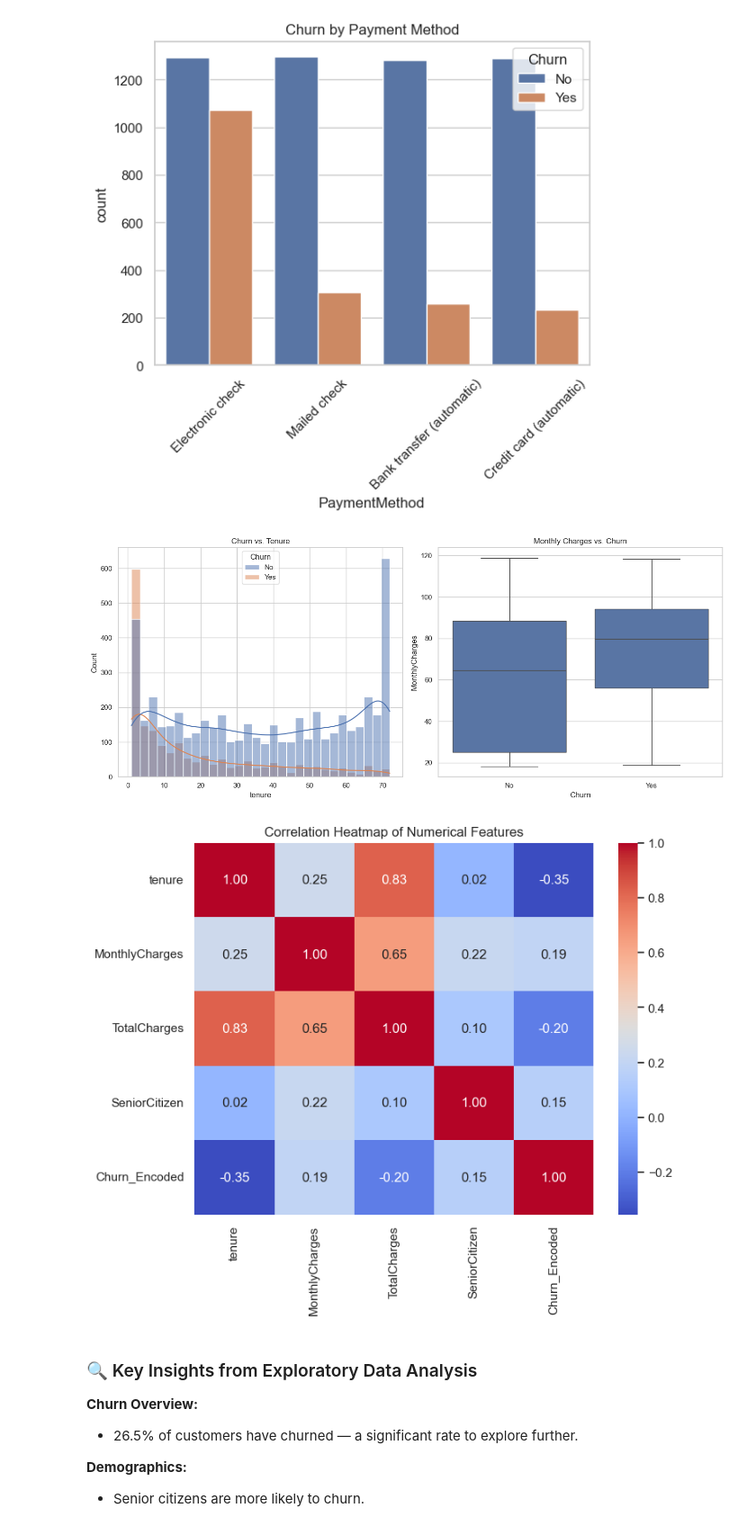
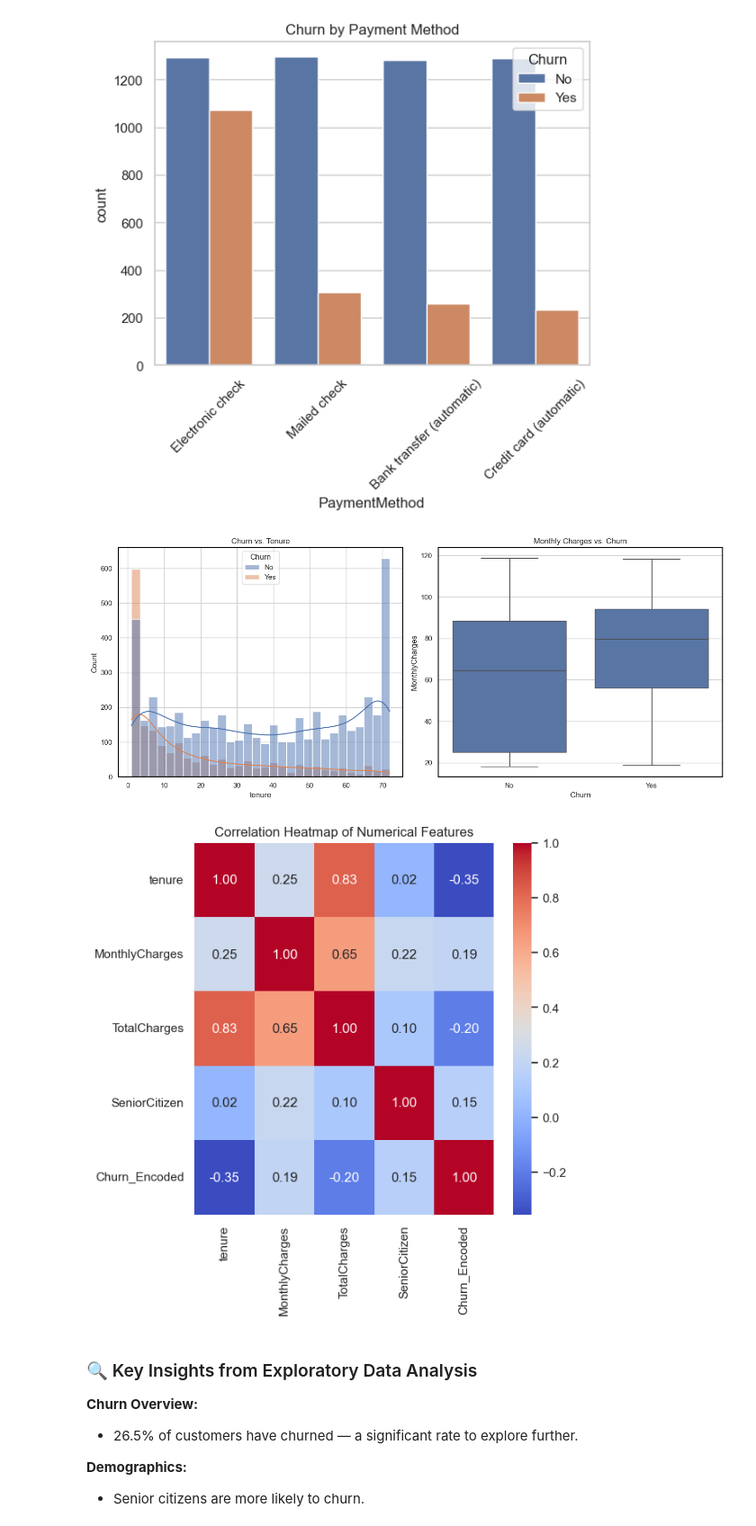
Before and after one commit to joshua-woodcore/telecom_churn_analysis, a Jupyter notebook: notebooks/churn_analysis.ipynb, the cells around one changed output. Shown at 90% size. Saved outputs shown, nothing was run; the diff lists cells and outputs as text; code cells hidden in the pictures.

Commit message:
enable chart saving in output folder, slight tweaks

```diff
--- a/notebooks/churn_analysis.ipynb
+++ b/notebooks/churn_analysis.ipynb
@@ -196,30 +213,34 @@ plt.figure(figsize=(14, 6))
 plt.subplot(1, 2, 1)
 sns.histplot(data=df, x='tenure', hue='Churn', bins=30, kde=True)
 plt.title("Churn vs. Tenure")
+add_border(plt.gca())
 
 
 # MonthlyCharges boxplot
 plt.subplot(1, 2, 2)
 sns.boxplot(x='Churn', y='MonthlyCharges', data=df)
 plt.title("Monthly Charges vs. Churn")
+add_border(plt.gca())
 
 plt.tight_layout()
+fig.savefig('../output/churn_by_tenure_and_monthly_charges.png')
 plt.show()
 # %% [output]
-[figure, old version]
+[figure, new version]
 # %%
 df['Churn_Encoded'] = df['Churn'].map({'No': 0, 'Yes': 1})
 # %%
 numeric_df = df[['tenure', 'MonthlyCharges', 'TotalCharges', 'SeniorCitizen', 'Churn_Encoded']]
 
 corr_matrix = numeric_df.corr()
 
-plt.figure(figsize=(8, 6))
+plt.figure(figsize=(6, 6))
 sns.heatmap(corr_matrix, annot=True, cmap='coolwarm', fmt=".2f")
 plt.title("Correlation Heatmap of Numerical Features")
+plt.savefig('../output/correlation.png')
 plt.show()
 # %% [output]
-[figure, old version]
+[figure, new version]
 # %% [markdown]
 ### 🔍 Key Insights from Exploratory Data Analysis
 
```
Also changed, not shown: parts of 5 cells of this notebook, 7 other files.
